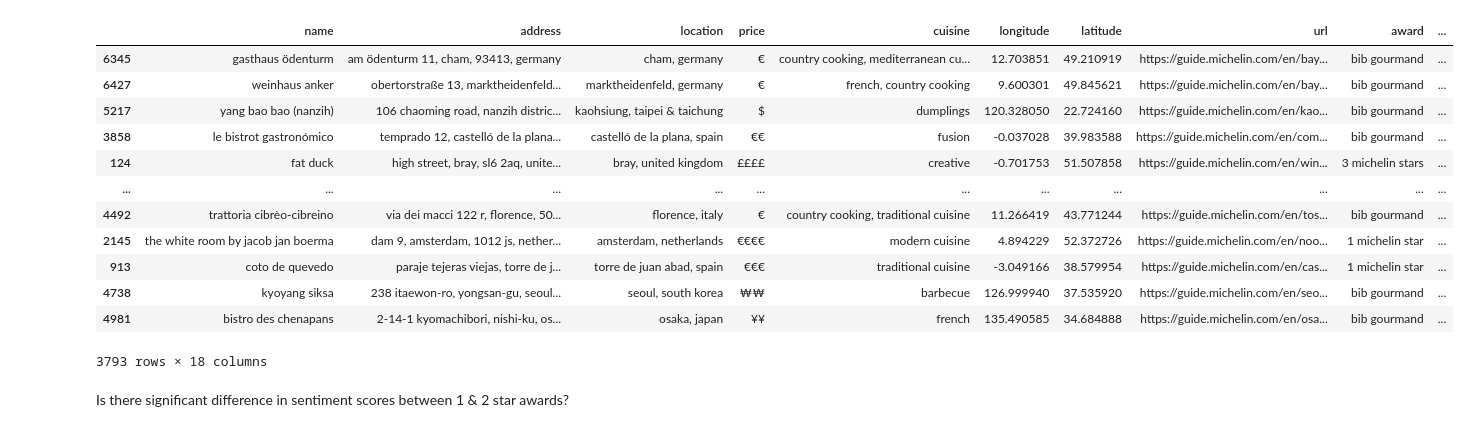
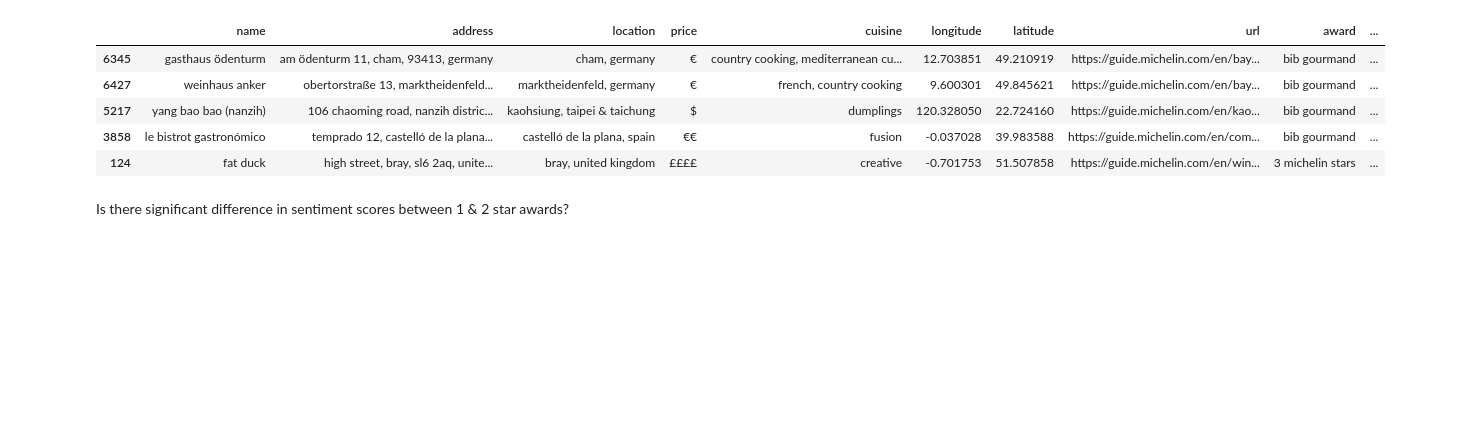
Before and after one commit to CodeupGourmands/Michelin_NLP_Capstone, a Jupyter notebook: drafts.ipynb, the cells around one changed output. Saved outputs shown, nothing was run; the diff lists cells and outputs as text; code cells hidden in the pictures; blank space fills up the shorter version.

```diff
--- a/drafts.ipynb
+++ b/drafts.ipynb
@@ -57,21 +57,14 @@ memory usage: 688.7+ KB
 reload(p)
 train, validate, test= p.prepare_michelin(df)
 # %%
-train
+train.head()
 # %% [output]
 |  | name | address | location | price | cuisine | longitude | latitude | url | award | ... |
 | 6345 | gasthaus ödenturm | am ödenturm 11, cham, 93413, germany | cham, germany | € | country cooking, mediterranean cu... | 12.703851 | 49.210919 | https://guide.michelin.com/en/bay... | bib gourmand | ... |
 | 6427 | weinhaus anker | obertorstraße 13, marktheidenfeld... | marktheidenfeld, germany | € | french, country cooking | 9.600301 | 49.845621 | https://guide.michelin.com/en/bay... | bib gourmand | ... |
 | 5217 | yang bao bao (nanzih) | 106 chaoming road, nanzih distric... | kaohsiung, taipei & taichung | $ | dumplings | 120.328050 | 22.724160 | https://guide.michelin.com/en/kao... | bib gourmand | ... |
 | 3858 | le bistrot gastronómico | temprado 12, castelló de la plana... | castelló de la plana, spain | €€ | fusion | -0.037028 | 39.983588 | https://guide.michelin.com/en/com... | bib gourmand | ... |
 | 124 | fat duck | high street, bray, sl6 2aq, unite... | bray, united kingdom | ££££ | creative | -0.701753 | 51.507858 | https://guide.michelin.com/en/win... | 3 michelin stars | ... |
-| ... | ... | ... | ... | ... | ... | ... | ... | ... | ... | ... |
-| 4492 | trattoria cibrèo-cibreino | via dei macci 122 r, florence, 50... | florence, italy | € | country cooking, traditional cuisine | 11.266419 | 43.771244 | https://guide.michelin.com/en/tos... | bib gourmand | ... |
-| 2145 | the white room by jacob jan boerma | dam 9, amsterdam, 1012 js, nether... | amsterdam, netherlands | €€€€ | modern cuisine | 4.894229 | 52.372726 | https://guide.michelin.com/en/noo... | 1 michelin star | ... |
-| 913 | coto de quevedo | paraje tejeras viejas, torre de j... | torre de juan abad, spain | €€€ | traditional cuisine | -3.049166 | 38.579954 | https://guide.michelin.com/en/cas... | 1 michelin star | ... |
-| 4738 | kyoyang siksa | 238 itaewon-ro, yongsan-gu, seoul... | seoul, south korea | ₩₩ | barbecue | 126.999940 | 37.535920 | https://guide.michelin.com/en/seo... | bib gourmand | ... |
-| 4981 | bistro des chenapans | 2-14-1 kyomachibori, nishi-ku, os... | osaka, japan | ¥¥ | french | 135.490585 | 34.684888 | https://guide.michelin.com/en/osa... | bib gourmand | ... |
-3793 rows × 18 columns
 # %%
 def get_stats_ttest(df):
     '''Function returns statistical T test'''
```
Also changed, not shown: parts of 8 cells of this notebook, 1 other file.
